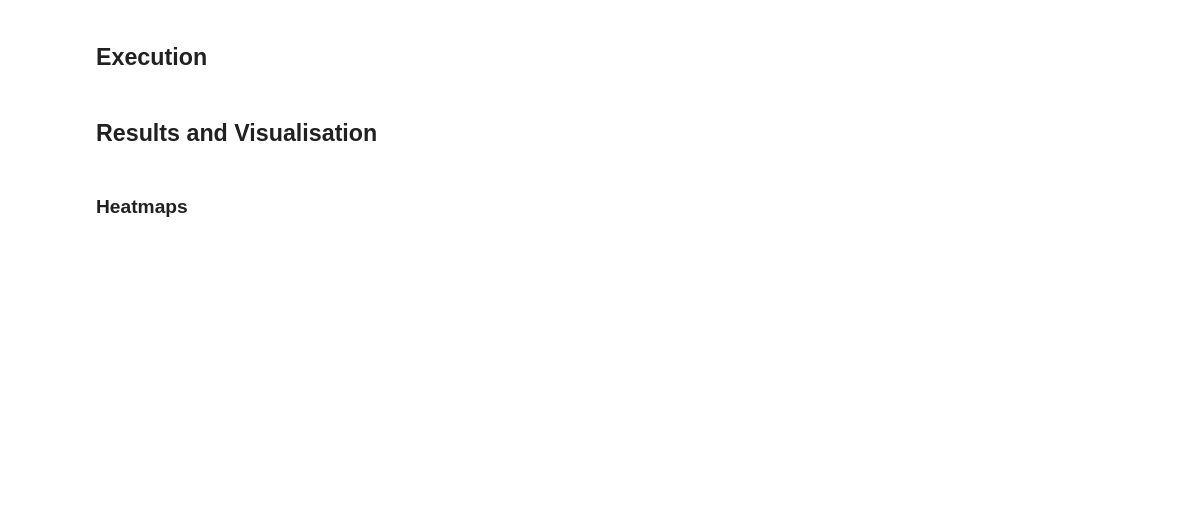
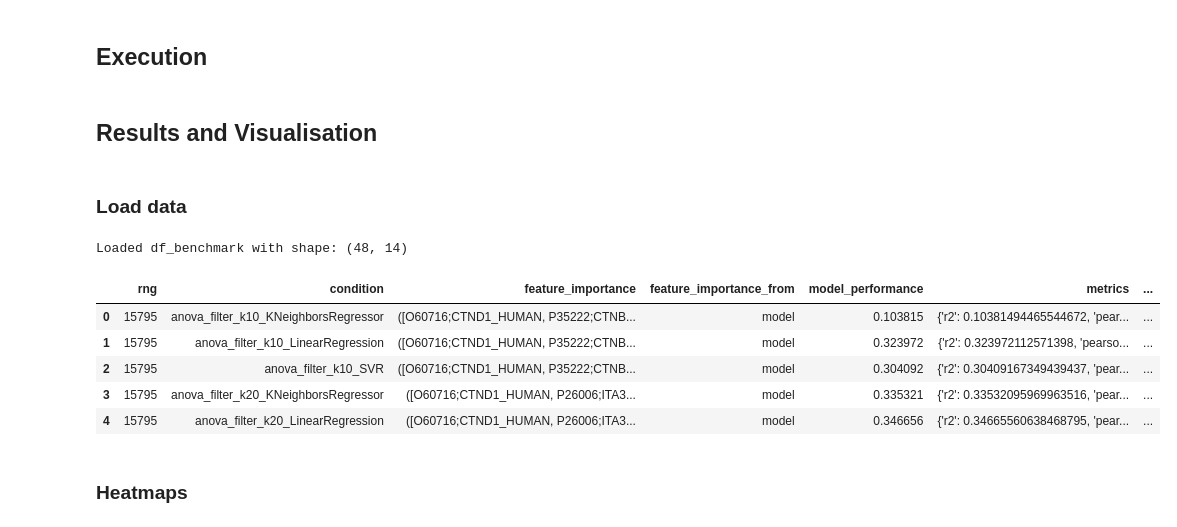
Before and after one commit to AnEvilBurrito/ode-biomarker-project, a Jupyter notebook: thesis-notebooks/benchmarking_feature_selection.ipynb, the cells around one changed output. Saved outputs shown, nothing was run; the diff lists cells and outputs as text; code cells hidden in the pictures; blank space fills up the shorter version.

Commit message:
initial results update

```diff
--- a/thesis-notebooks/benchmarking_feature_selection.ipynb
+++ b/thesis-notebooks/benchmarking_feature_selection.ipynb
@@ -363,5 +363,33 @@ print("\nPerformance by method (ANOVA-filter, MRMR, Mutual Information, Random S
 print(method_summary.round(4))
 # %% [markdown]
 ## Results and Visualisation
+# %% [markdown]
+### Load data
+# %%
+# Load saved feature selection benchmark (feature_selection_benchmark_v1.pkl)
+import os
+import pandas as pd
+
+pkl_path = f"{path_loader.get_data_path()}data/results/{folder_name}/feature_selection_benchmark_{exp_id}.pkl"
+if not os.path.exists(pkl_path):
+    raise FileNotFoundError(f"Pickle not found: {pkl_path}")
+
+df_benchmark = pd.read_pickle(pkl_path)
+print(f"Loaded df_benchmark with shape: {df_benchmark.shape}")
+# Display first rows (works in notebook)
+try:
+    from IPython.display import display
+
+    display(df_benchmark.head())
+except Exception:
+    print(df_benchmark.head().to_string())
+# %% [output]
+Loaded df_benchmark with shape: (48, 14)
+|  | rng | condition | feature_importance | feature_importance_from | model_performance | metrics | ... |
+| 0 | 15795 | anova_filter_k10_KNeighborsRegressor | ([O60716;CTND1_HUMAN, P35222;CTNB... | model | 0.103815 | {'r2': 0.10381494465544672, 'pear... | ... |
+| 1 | 15795 | anova_filter_k10_LinearRegression | ([O60716;CTND1_HUMAN, P35222;CTNB... | model | 0.323972 | {'r2': 0.323972112571398, 'pearso... | ... |
+| 2 | 15795 | anova_filter_k10_SVR | ([O60716;CTND1_HUMAN, P35222;CTNB... | model | 0.304092 | {'r2': 0.30409167349439437, 'pear... | ... |
+| 3 | 15795 | anova_filter_k20_KNeighborsRegressor | ([O60716;CTND1_HUMAN, P26006;ITA3... | model | 0.335321 | {'r2': 0.33532095969963516, 'pear... | ... |
+| 4 | 15795 | anova_filter_k20_LinearRegression | ([O60716;CTND1_HUMAN, P26006;ITA3... | model | 0.346656 | {'r2': 0.34665560638468795, 'pear... | ... |
 # %% [markdown]
 ### Heatmaps
```
Also changed, not shown: 2 other files.
